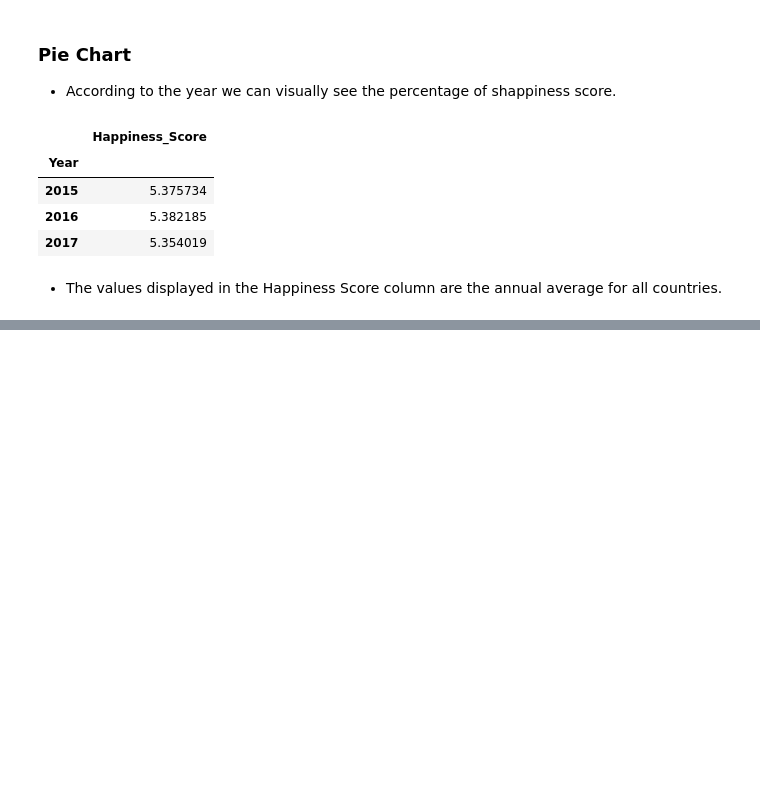
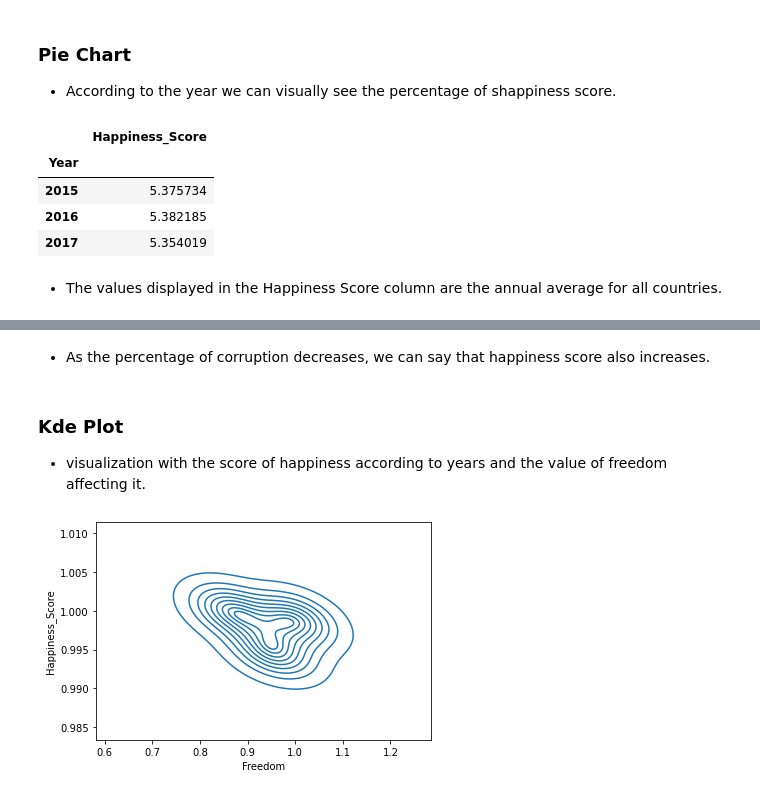
Before and after one commit to ApurbaKumarMajumder/Machine-Learning, a Jupyter notebook: Models/World_Happiness_Report_Data_Compilation.ipynb, the cells around one changed output, grey strips where cells are left out. Cells and saved outputs as stored; diff of their text form; code cells hidden in the pictures; blank space fills up the shorter version.

```diff
--- a/Models/World_Happiness_Report_Data_Compilation.ipynb
+++ b/Models/World_Happiness_Report_Data_Compilation.ipynb
@@ -314,0 +331,16 @@ plt.show()
+# %% [markdown]
+* As the percentage of corruption decreases, we can say that happiness score also increases.
+# %% [markdown]
+### Kde Plot
+
+* visualization with the score of happiness according to years and the value of freedom affecting it.
+# %%
+dataframe3 = pd.pivot_table(data_concat, index = 'Year', values = ["Happiness_Score", "Freedom"])
+
+# to normalize
+dataframe3["Happiness_Score"] = dataframe3["Happiness_Score"]/max(dataframe3["Happiness_Score"])
+dataframe3["Freedom"] = dataframe3["Freedom"]/max(dataframe3["Freedom"])
+sns.kdeplot(dataframe3.Freedom, dataframe3.Happiness_Score, shade = False, cut = 5)
+plt.show()
+# %% [output]
+[figure, added]
```
Also changed, not shown: parts of 4 cells of this notebook.
